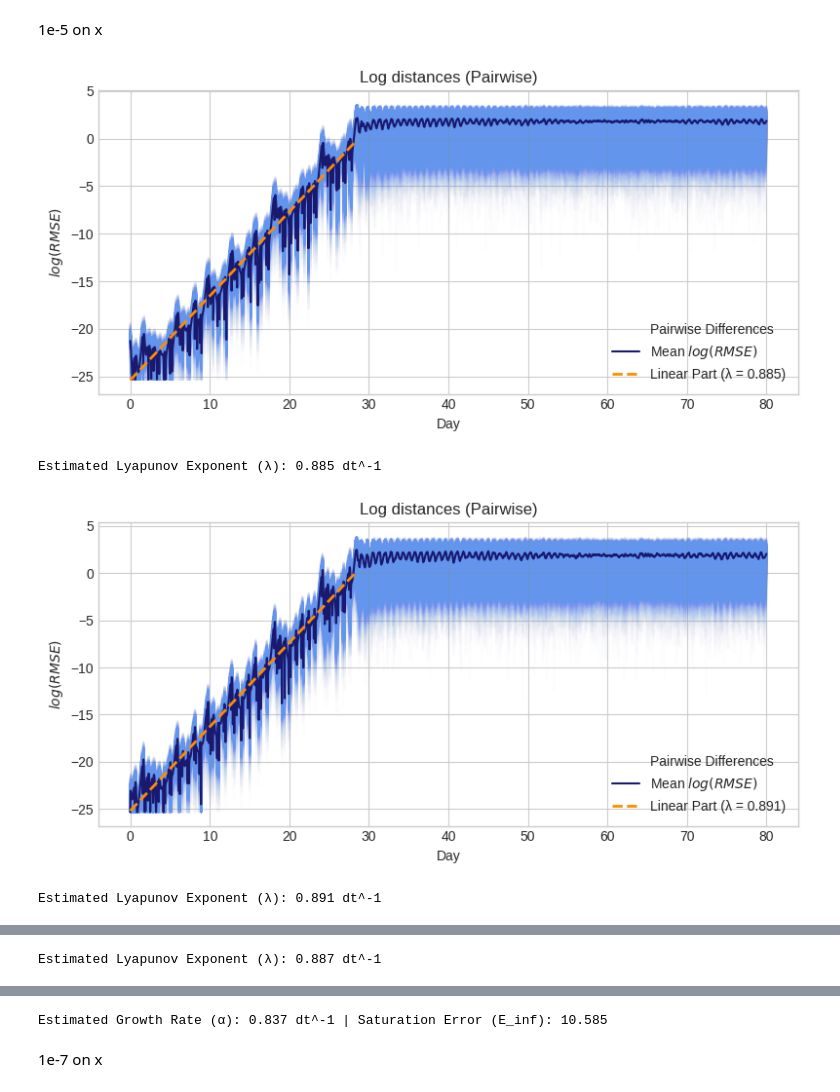
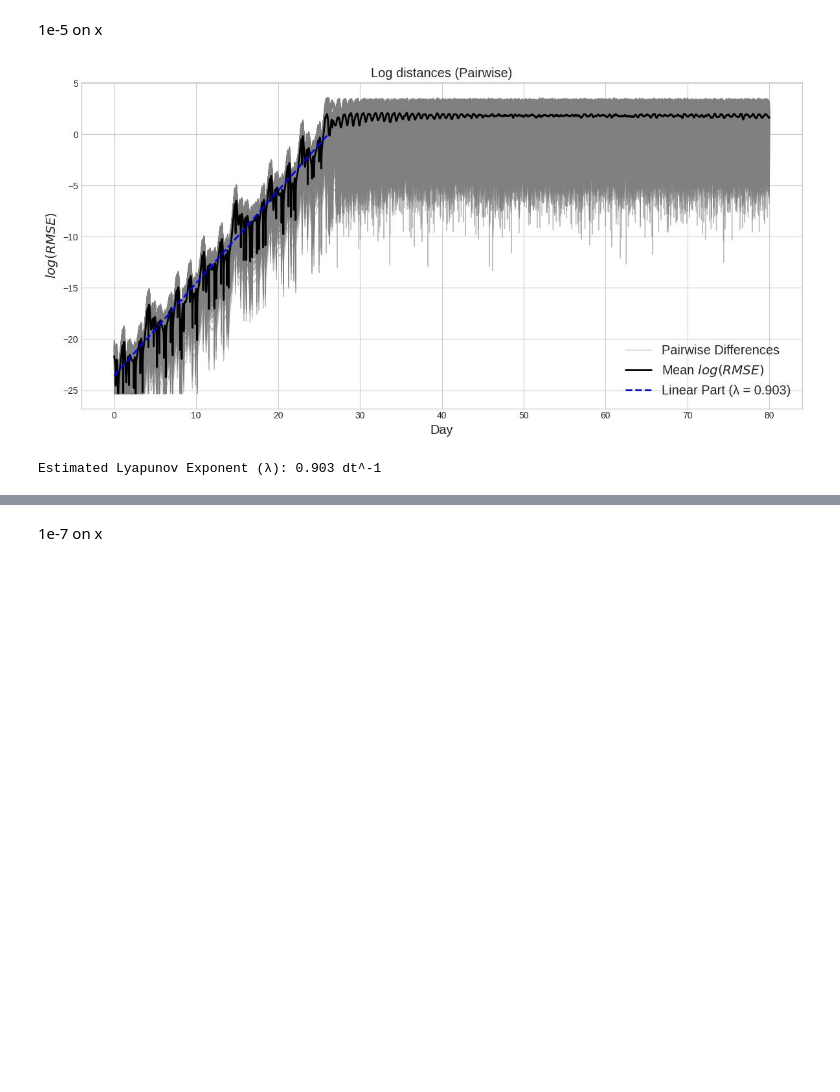
Before and after one commit to paoloChevalier/rare-event-simulation-using-ai-weather-forecasting, a Jupyter notebook: Notebooks/lorenz63.ipynb, the cells around one changed output, grey strips where cells are left out. Saved outputs shown, nothing was run; the diff lists cells and outputs as text; code cells hidden in the pictures; blank space fills up the shorter version.

```diff
--- a/Notebooks/lorenz63.ipynb
+++ b/Notebooks/lorenz63.ipynb
@@ -53,11 +53,11 @@ def plot_trj(trj,save=False):
     t = np.linspace(0, 1, len(trj))
     for i in range(len(trj) - 1):
         ax.plot(trj[i:i+2, 0], trj[i:i+2, 1], trj[i:i+2, 2],
-                color=plt.cm.jet(t[i]), lw=0.4, alpha=0.8)
+                color=plt.cm.viridis(t[i]), lw=0.4, alpha=0.8)
 
     ax.set(xlabel='x', ylabel='y', zlabel='z')
     if save==True:
-        plt.savefig("lorenz.svg")
+        plt.savefig("lorenz.pdf",bbox_inches="tight")
     plt.show()
 
 def create_init_states(u_0,perturbation_fn,scale,N=50):
@@ -143,17 +143,18 @@ def lyapunov_pairwise(traj, dt, plot=True,save=False):
     # conditionally plot and print
     if plot:
         plt.style.use("seaborn-v0_8-whitegrid")
-        fig, ax = plt.subplots(figsize=(8, 4))
-        ax.set_ylabel("$log(RMSE)$")
-        ax.set_xlabel("Day")
+        fig, ax = plt.subplots(figsize=(12, 6))
+        ax.set_ylabel("$log(RMSE)$",fontsize="x-large")
+        ax.set_xlabel("Day",fontsize="x-large")
 
         for n in range(logdist.shape[0]):
             label = "Pairwise Differences" if n == 0 else None
             ax.plot(
                 time_index,
                 logdist[n, :],
-                color="cornflowerblue",
-                alpha=0.01,
+                color="grey",
+                alpha=0.5,
+                linewidth=1,
                 zorder=1,
                 label=label
             )
@@ -161,8 +162,8 @@ def lyapunov_pairwise(traj, dt, plot=True,save=False):
         ax.plot(
             time_index,
             mean_logdist,
-            color="midnightblue",
-            linewidth=1.5,
+            color="black",
+            linewidth=2,
             zorder=2,
             label="Mean $log(RMSE)$",
         )
@@ -171,18 +172,18 @@ def lyapunov_pairwise(traj, dt, plot=True,save=False):
         ax.plot(
             time_index[linear_indices],
             fit_y,
-            color="darkorange",
+            color="blue",
             linewidth=2,
             ls="--",
             zorder=3,
             label=f"Linear Part (λ = {lyapunov_exponent})",
         )
 
-        ax.set_title("Log distances (Pairwise)")
-        ax.legend(loc="lower right")
+        ax.set_title("Log distances (Pairwise)",fontsize="x-large")
+        ax.legend(loc="lower right",fontsize="x-large")
         plt.tight_layout()
         if save==True:
-            plt.savefig("lyapunov_L63.png",dpi=300)
+            plt.savefig("lyapunov_L63.pdf",bbox_inches="tight")
         plt.show()
         print(f"Estimated Lyapunov Exponent (λ): {lyapunov_exponent} dt^-1")
 
@@ -349,17 +351,15 @@ Estimated Growth Rate (α): 0.706 dt^-1 | Saturation Error (E_inf): 10.591
 # %% [markdown]
 1e-5 on x
 # %%
-u_0_s=create_init_states(u_0,perturb_x_gaussian,1e-5,N=50)
+u_0_s=create_init_states(produce_trj(np.ones(3), np.random.randint(5000,8000))[-1],perturb_x_gaussian,1e-5,N=50)
 trajs=run_multiple_traj(u_0_s)
 trajs_x=trajs[:,:,0]
 trajs_y=trajs[:,:,1]
 trajs_z=trajs[:,:,2]
-lyap_x = lyapunov_pairwise(trajs_x, lorenz_stepper.dt)
-lyap_y = lyapunov_pairwise(trajs_y, lorenz_stepper.dt)
-lyap_z = lyapunov_pairwise(trajs_z, lorenz_stepper.dt)
-growth_rate, E_inf=growth_rate_pairwise_lorenz(trajs,lorenz_stepper.dt)
+lyap_x = lyapunov_pairwise(trajs_x, lorenz_stepper.dt,save=True)
+#lyap_y = lyapunov_pairwise(trajs_y, lorenz_stepper.dt)
+#lyap_z = lyapunov_pairwise(trajs_z, lorenz_stepper.dt)
+#growth_rate, E_inf=growth_rate_pairwise_lorenz(trajs,lorenz_stepper.dt)
 # %% [output]
-[figure, old version]
+[figure, new version]
-Estimated Lyapunov Exponent (λ): 0.885 dt^-1
+Estimated Lyapunov Exponent (λ): 0.903 dt^-1
-[figure, removed]
-Estimated Lyapunov Exponent (λ): 0.891 dt^-1
@@ -367 +365,0 @@ Estimated Lyapunov Exponent (λ): 0.891 dt^-1
-Estimated Lyapunov Exponent (λ): 0.887 dt^-1
@@ -369,4 +366,3 @@ Estimated Lyapunov Exponent (λ): 0.887 dt^-1
-Estimated Growth Rate (α): 0.837 dt^-1 | Saturation Error (E_inf): 10.585
 # %% [markdown]
 1e-7 on x
 # %%
```
Also changed, not shown: parts of 11 cells of this notebook.
